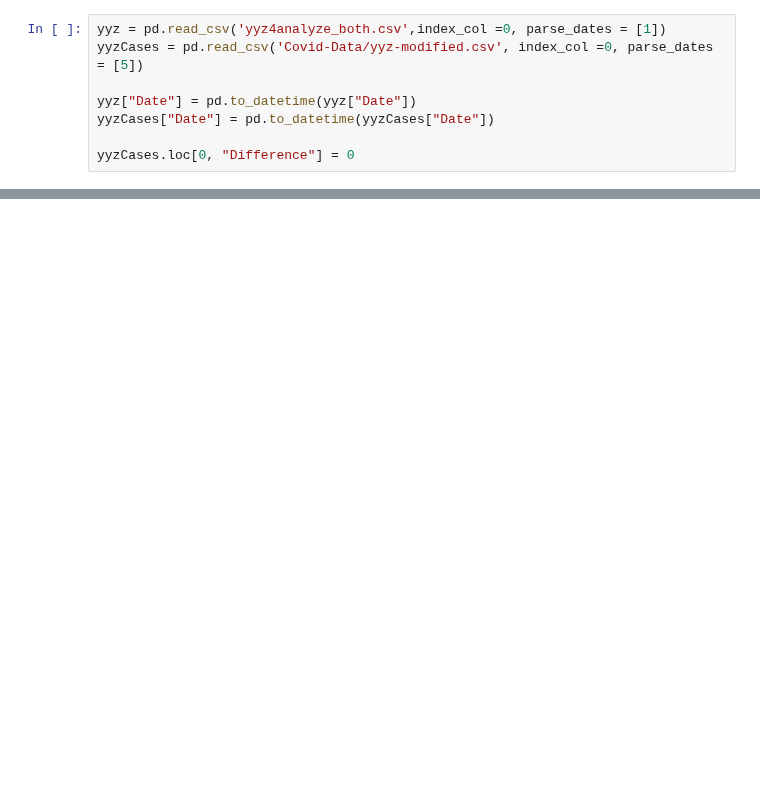
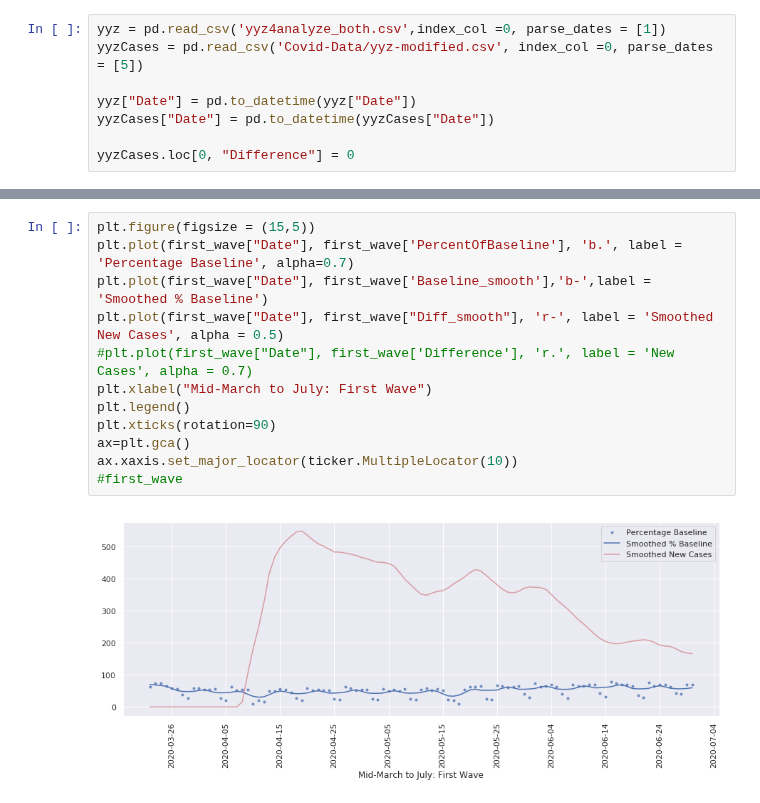
Before and after one commit to clement-ip/covid-airport-travel, a Jupyter notebook: analyzeYYZ.ipynb, the cells around one changed output, grey strips where cells are left out. Drawn from its saved outputs; the diff is of its cells as text; blank space fills up the shorter version.

```diff
--- a/analyzeYYZ.ipynb
+++ b/analyzeYYZ.ipynb
@@ -103,0 +208,14 @@ plt.plot(linearX, reg.slope*linearX + reg.intercept,'r-')
+# %%
+plt.figure(figsize = (15,5))
+plt.plot(first_wave["Date"], first_wave['PercentOfBaseline'], 'b.', label = 'Percentage Baseline', alpha=0.7)
+plt.plot(first_wave["Date"], first_wave['Baseline_smooth'],'b-',label = 'Smoothed % Baseline')
+plt.plot(first_wave["Date"], first_wave["Diff_smooth"], 'r-', label = 'Smoothed New Cases', alpha = 0.5)
+#plt.plot(first_wave["Date"], first_wave['Difference'], 'r.', label = 'New Cases', alpha = 0.7)
+plt.xlabel("Mid-March to July: First Wave")
+plt.legend()
+plt.xticks(rotation=90)
+ax=plt.gca()
+ax.xaxis.set_major_locator(ticker.MultipleLocator(10))
+#first_wave
+# %% [output]
+[figure, added]
```
Also changed, not shown: parts of 10 cells of this notebook, 1 other file.
